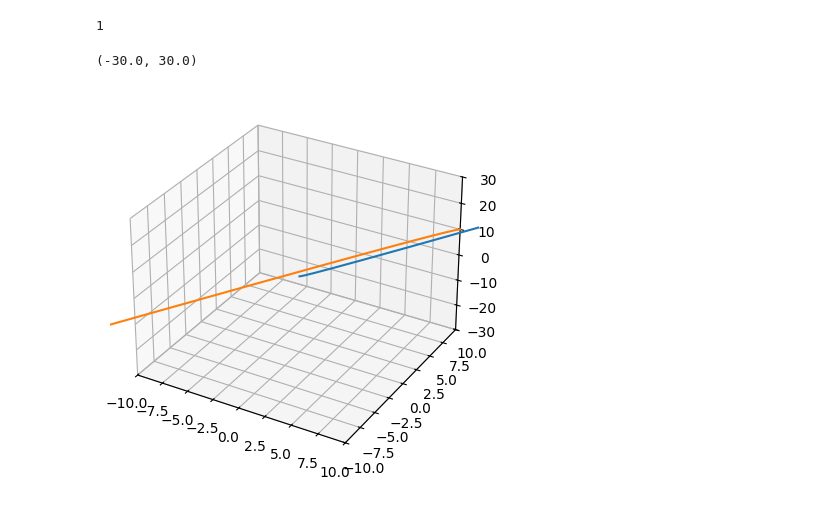
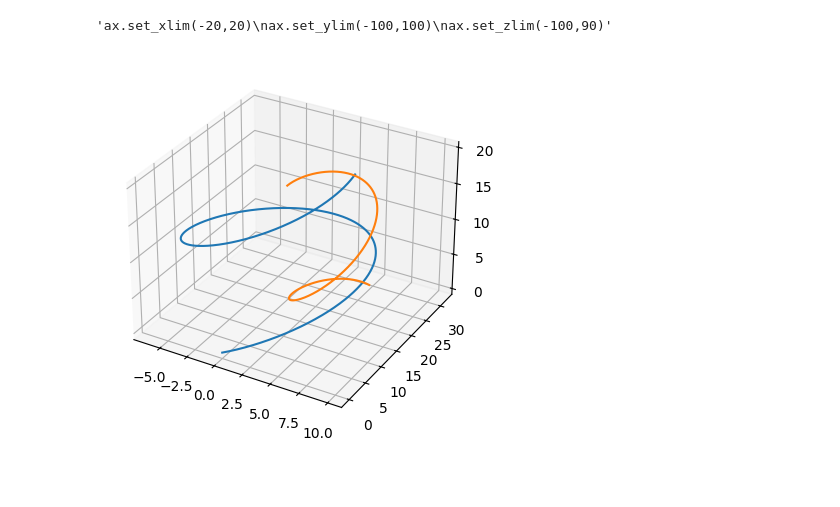
Before and after one commit to SUPARNAJIT-lang/Gravity-and-N-Body-problem, a Jupyter notebook: Gravity.ipynb, the cells around one changed output. Cells and saved outputs as stored; diff of their text form; code cells hidden in the pictures; blank space fills up the shorter version.

```diff
--- a/Gravity.ipynb
+++ b/Gravity.ipynb
@@ -62,16 +1,43 @@ sol2=odeint(am2,state20,t)
-# %%
-state10[4]
-# %% [output]
-1
-# %%
-fig=plt.figure()
-ax=fig.add_subplot(111, projection="3d")
-
-ax.plot(sol1.T[0],sol1.T[1],sol1.T[2])
-ax.plot(sol2.T[0],sol2.T[1],sol2.T[2])
-ax.set_xlim(-10,10)
-ax.set_ylim(-10,10)
-ax.set_zlim(-30,30)
-# %% [output]
-(-30.0, 30.0)
-[figure, removed]
+# %%
+
+import matplotlib.pyplot as plt
+import sympy as sp
+from scipy.integrate import odeint
+import numpy as np
+
+m1=100
+m2=200
+
+G=2.5
+state10=(0,0,0,1,5,-1)
+state20=(10,10,10,-1,-1,1)
+stateθ=np.concatenate((state10,state20))
+t=np.linspace(0,20,1000)
+
+
+def a(state,t):
+    x1,y1,z1,vx1,vy1,vz1,x2,y2,z2,vx2,vy2,vz2=state
+    r12=np.array([x2-x1,y2-y1,z2-z1])
+    δ=np.linalg.norm(r12)
+    φ=r12/δ
+    ψ=G*m1*m2/(δ**2)
+
+    a1=φ*ψ/m1
+    a2=φ*(-ψ)/m2
+
+
+    return vx1,vy1,vz1,a1[0],a1[1],a1[2],vx2,vy2,vz2,a2[0],a2[1],a2[2]
+
+sol=odeint(a,stateθ,t)
+
+fig=plt.figure()
+ax=fig.add_subplot(111, projection="3d")
+
+ax.plot(sol.T[0],sol.T[1],sol.T[2])
+ax.plot(sol.T[6],sol.T[7],sol.T[8])
+'''ax.set_xlim(-20,20)
+ax.set_ylim(-100,100)
+ax.set_zlim(-100,90)'''
+# %% [output]
+'ax.set_xlim(-20,20)\nax.set_ylim(-100,100)\nax.set_zlim(-100,90)'
+[figure, added]
```
Also changed, not shown: parts of 1 cell of this notebook.
